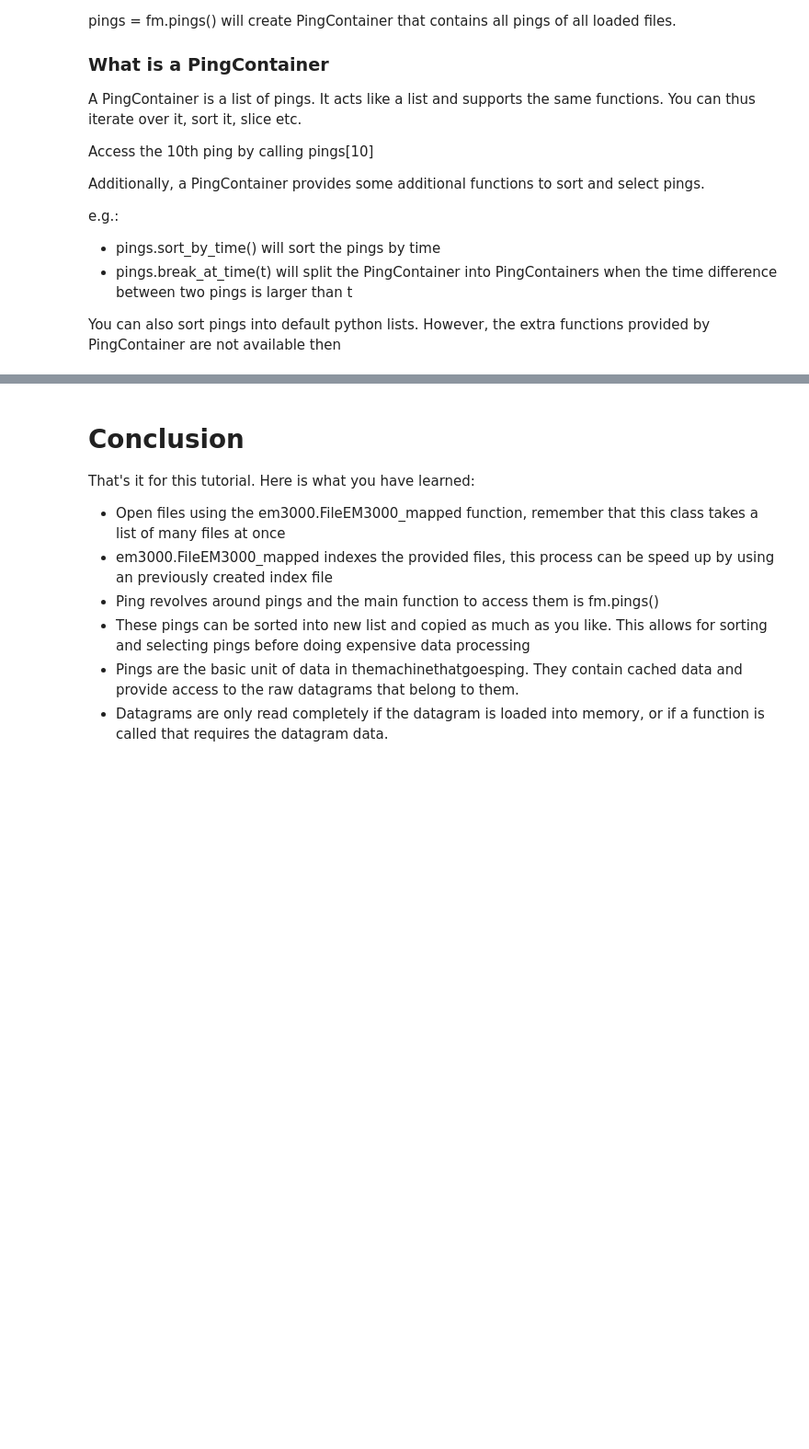
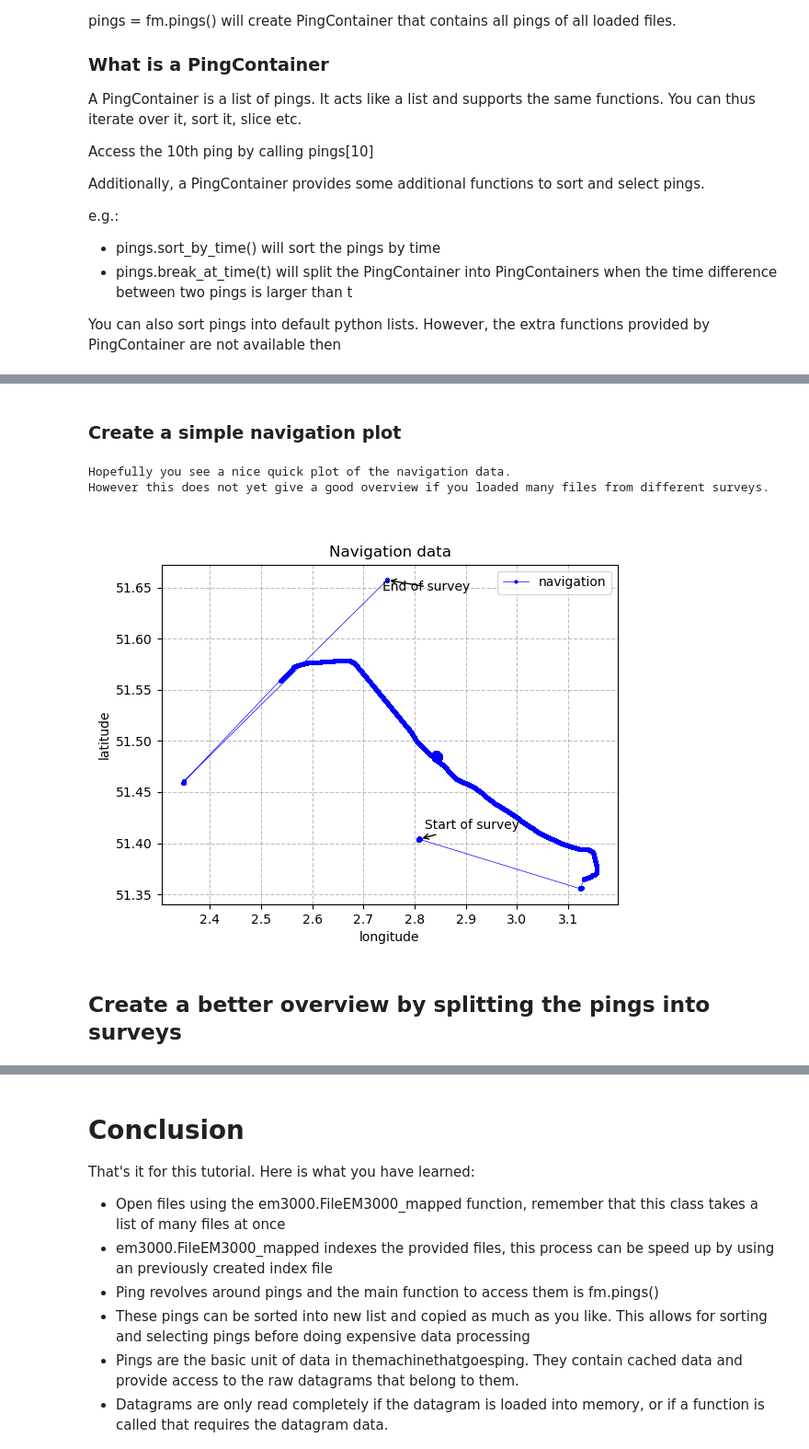
Before and after one commit to themachinethatgoesping/tutorials, a Jupyter notebook: demo/01_open_and_get_overview.ipynb, the cells around one changed output, grey strips where cells are left out. Shown: that part at 92% size. Cells and saved outputs as stored; diff of their text form; code cells hidden in the pictures; blank space fills up the shorter version.

```diff
--- a/demo/01_open_and_get_overview.ipynb
+++ b/demo/01_open_and_get_overview.ipynb
@@ -241,3 +318,5 @@ print("Mean date/time of each ping:", ptools.timeconv.unixtime_to_datestring(mea
+# %% [markdown]
+### Create a simple navigation plot
 # %%
 # Let's plot the navigation of your file (naive approach)
 
@@ -258,34 +337,40 @@ lat = []
 lon = []
 
 # Iterate over the downsampled pings and get the geolocation data
 for p in tqdm(plot_pings):
     # Each ping has a function called get_geolocation.
     # This function returns a Geolocation object holding the latitude and longitude of the transducer at the time of the ping,
     # as well as the attitude data (pitch, roll, heave, heading).
     # The geolocation was created and cached during the initialization of FileEM3000 above.
     # This loop will thus also run fast.
     g = p.get_geolocation()
     lat.append(g.latitude)
     lon.append(g.longitude)
 
 # Create a figure and plot the navigation data.
 fig, ax = create_figure("navigation")
 ax.grid(True, linestyle='--', color='gray', alpha=0.5)
 ax.plot(lon, lat, label="navigation", color='blue', linewidth=0.5, marker='o', markersize=2, markevery=1)
 ax.set_xlabel("longitude")
 ax.set_ylabel("latitude")
 ax.set_title("Navigation data")
-ax.set_aspect('equal')
+#ax.set_aspect('equal')
 ax.legend()
 
 # Add arrows with labels that indicate the beginning and the end of the survey
 ax.annotate('Start of survey', xy=(lon[0], lat[0]), xytext=(lon[0]+0.01, lat[0]+0.01),
             arrowprops=dict(facecolor='black', arrowstyle="->"), fontsize=10)
 ax.annotate('End of survey', xy=(lon[-1], lat[-1]), xytext=(lon[-1]-0.01, lat[-1]-0.01),
             arrowprops=dict(facecolor='black', arrowstyle="->"), fontsize=10)
 
 # Add text to the right of the plot to explain what the plot shows
 print("Hopefully you see a nice quick plot of the navigation data. \nHowever this does not yet give a good overview if you loaded many files from different surveys.")
+# %% [output]
+Hopefully you see a nice quick plot of the navigation data.
+However this does not yet give a good overview if you loaded many files from different surveys.
+[figure, added]
+# %% [markdown]
+## Create a better overview by splitting the pings into surveys
 # %%
 # To get a better overview of the data when loading multiple surveys, we need to order the pings into surveys and plot the navigation of each survey.
 
```
Also changed, not shown: parts of 14 cells of this notebook, 1 other file.
